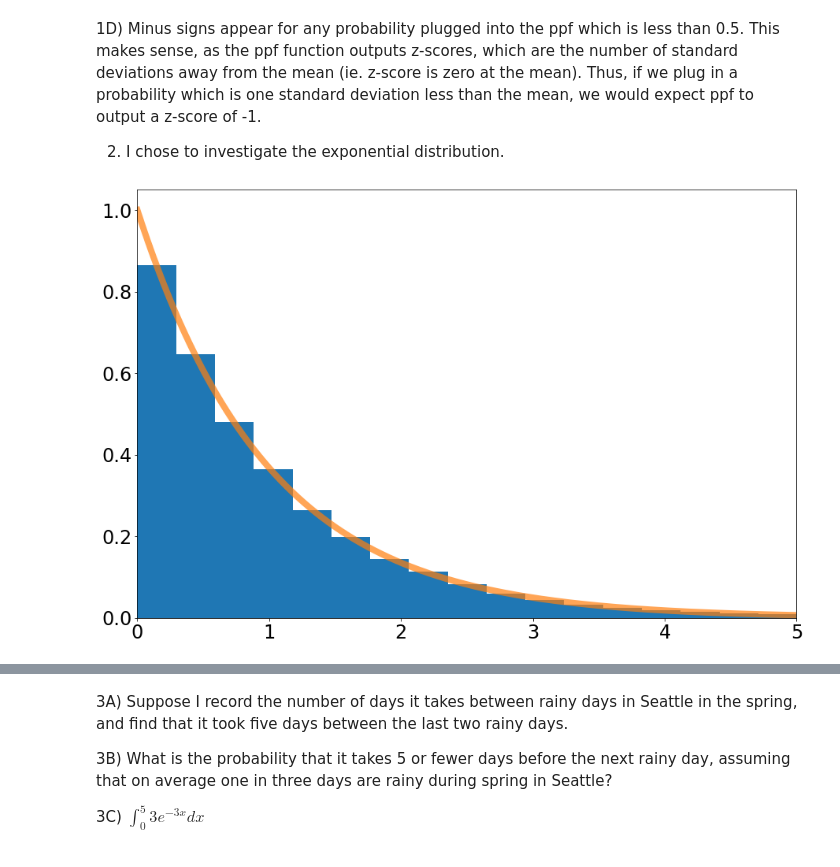
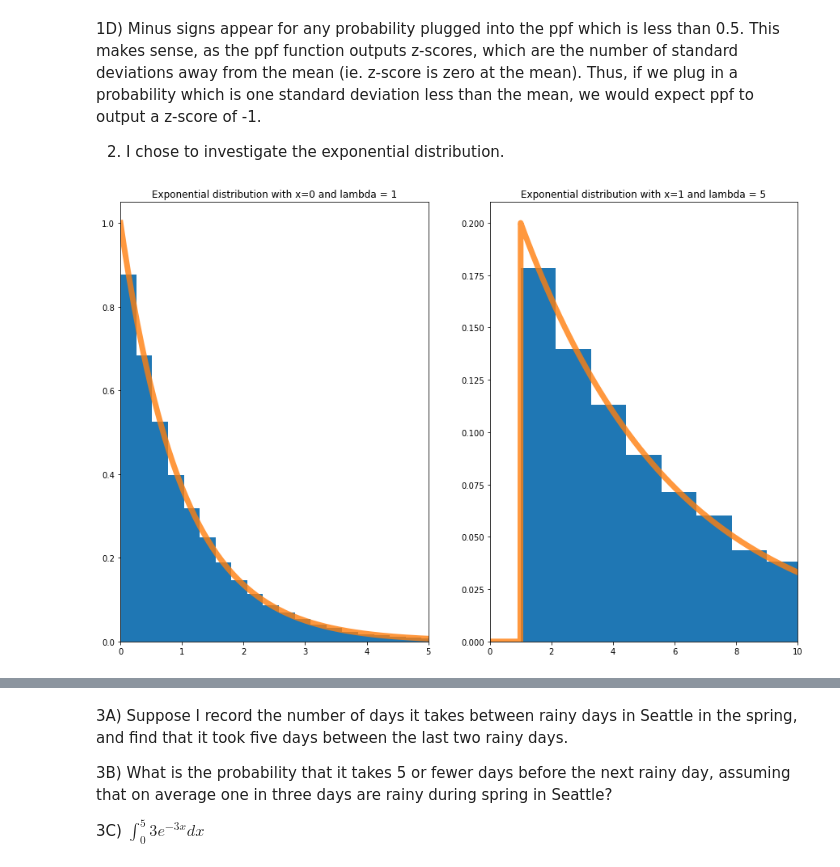
Before and after one commit to chkboris/Physics-434, a Jupyter notebook: Lab 1.ipynb, the cells around one changed output, grey strips where cells are left out. Cells and saved outputs as stored; diff of their text form; code cells hidden in the pictures.

Commit message:
Clean 1-3
Cleaned up problems 1 through 3, added logarithmic plots

```diff
--- a/Lab 1.ipynb
+++ b/Lab 1.ipynb
@@ -42,14 +42,25 @@ ppf:  -0.9999803859660787 Expected Output:  -1
 1D) Minus signs appear for any probability plugged into the ppf which is less than 0.5. This makes sense, as the ppf function outputs z-scores, which are the number of standard deviations away from the mean (ie. z-score is zero at the mean). Thus, if we plug in a probability which is one standard deviation less than the mean, we would expect ppf to output a z-score of -1.
 
 2) I chose to investigate the exponential distribution.
-# %%
-fig, ax = plt.subplots(1,1)
-d = stats.expon.rvs(loc = 0., scale = 1, size = 100000)
-ax.hist(d,50, density=True)
-plt.tick_params(labelsize=24)
-plt.xlim([0,5])
-x = np.linspace(0,5,1000)
-ax.plot(x,stats.expon.pdf(x, loc=0., scale = 1), linewidth = 8, alpha = 0.7)
-plt.show()
-# %% [output]
-[figure, removed]
+# %%
+fig, (ax1, ax2) = plt.subplots(1,2)
+
+exp_d1 = stats.expon.rvs(loc = 0, scale = 1, size = 100000)
+exp_d2 = stats.expon.rvs(loc = 1, scale = 5, size = 10000)
+
+ax1.hist(exp_d1,50, density=True)
+ax2.hist(exp_d2,50, density=True)
+
+x = np.linspace(0,10,1000)
+x2 = np.linspace(0,10,1000)
+ax1.plot(x, stats.expon.pdf(x), linewidth = 7, alpha = 0.8)
+ax2.plot(x, stats.expon.pdf(x2, loc = 1, scale = 5), linewidth = 7, alpha = 0.8)
+
+ax1.title.set_text('Exponential distribution with x=0 and lambda = 1')
+ax2.title.set_text('Exponential distribution with x=1 and lambda = 5')
+
+ax1.set_xlim([0,5])
+ax2.set_xlim([0,10])
+plt.show()
+# %% [output]
+[figure, added]
```
Also changed, not shown: parts of 1 cell of this notebook.
